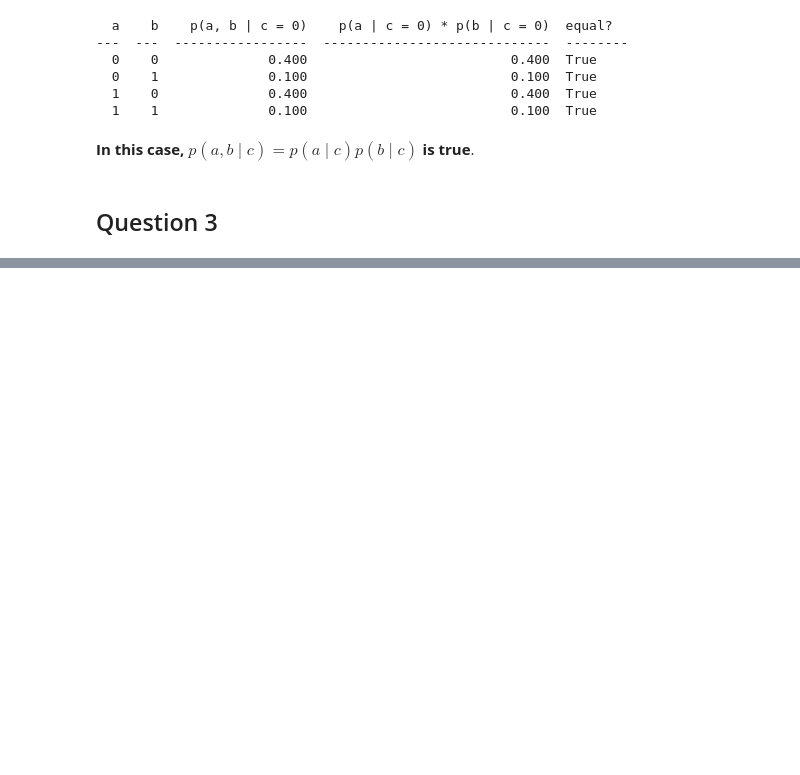
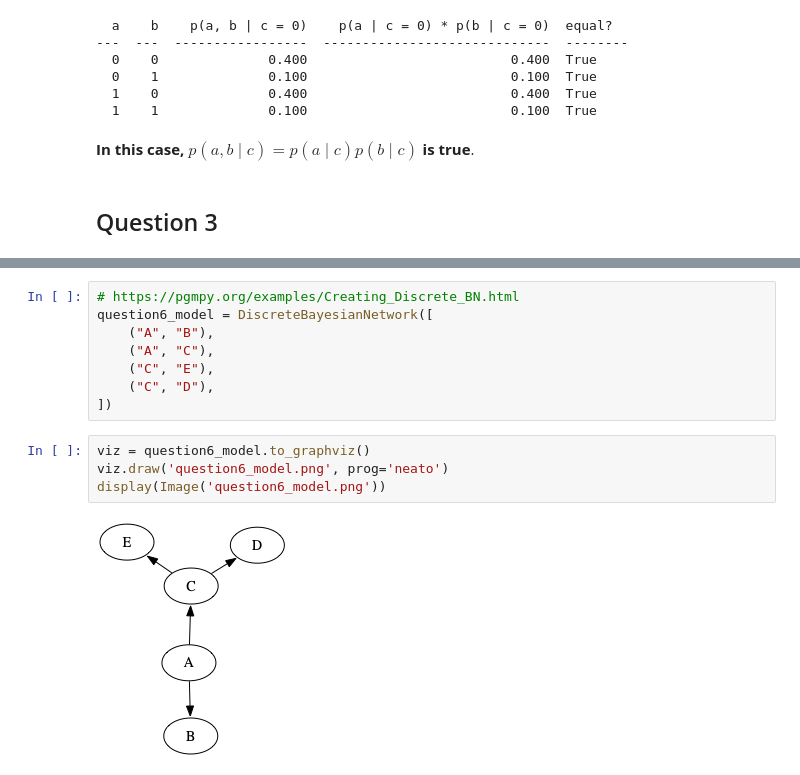
Before and after one commit to steven-s/605_745_reasoning_under_uncertainty, a Jupyter notebook: notebooks/module05/problem_set_3.ipynb, the cells around one changed output, grey strips where cells are left out. Drawn from its saved outputs; the diff is of its cells as text; blank space fills up the shorter version.

```diff
--- a/notebooks/module05/problem_set_3.ipynb
+++ b/notebooks/module05/problem_set_3.ipynb
@@ -375,0 +450,14 @@ print(
+# %%
+# https://pgmpy.org/examples/Creating_Discrete_BN.html
+question6_model = DiscreteBayesianNetwork([
+    ("A", "B"),
+    ("A", "C"),
+    ("C", "E"),
+    ("C", "D"),
+])
+# %%
+viz = question6_model.to_graphviz()
+viz.draw('question6_model.png', prog='neato')
+display(Image('question6_model.png'))
+# %% [output]
+[figure, added]
```
Also changed, not shown: parts of 33 cells of this notebook, 8 other files.
